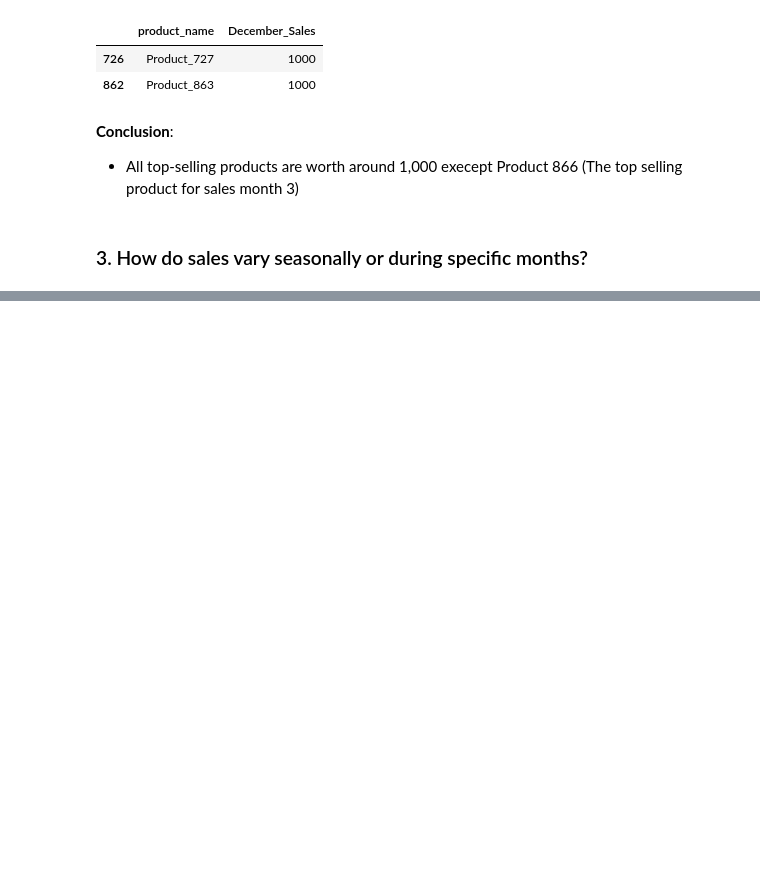
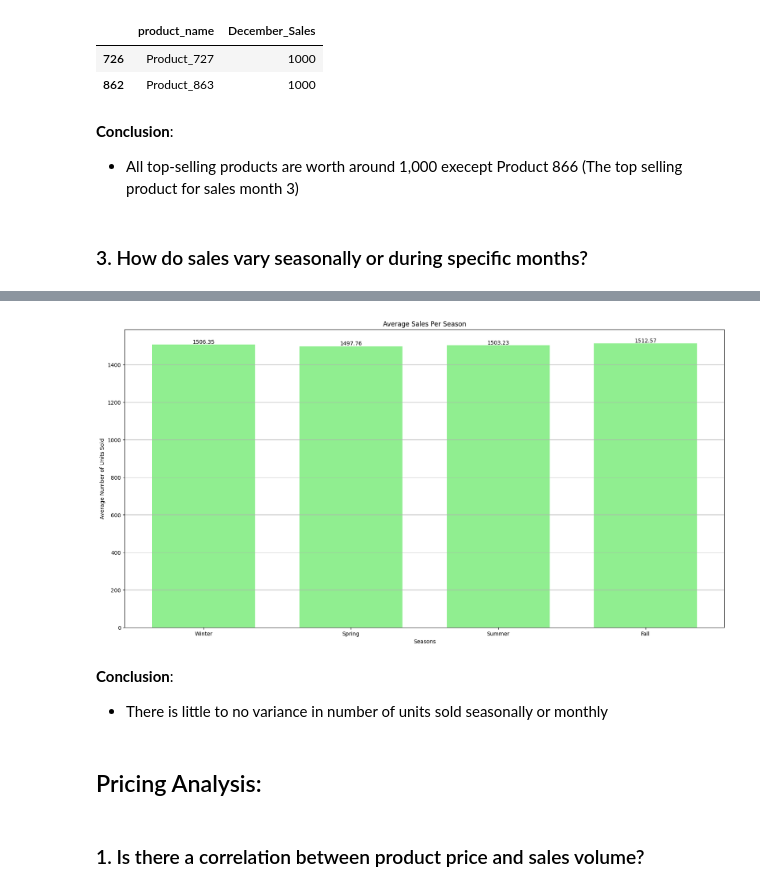
Before and after one commit to Willnguyen02/E-commerce-Sales-Analytics, a Jupyter notebook: Main.ipynb, the cells around one changed output, grey strips where cells are left out. Drawn from its saved outputs; the diff is of its cells as text; code cells hidden in the pictures; blank space fills up the shorter version.

```diff
--- a/Main.ipynb
+++ b/Main.ipynb
@@ -245,0 +297,24 @@ fall = df[['September_Sales', 'October_Sales', 'November_Sales']]
+# %%
+# Calculated the average amount of units sold for each season
+seasons_names = ['Winter', 'Spring', 'Summer', 'Fall']
+avg_season_sales =[]
+
+def avg_sales_per_season(seasons):
+
+    value = 0
+
+    for season in seasons:
+        value += df[season]
+
+    avg_sales = value.mean().round(2)
+    avg_season_sales.append(avg_sales)
+
+for season in seasons:
+    avg_sales_per_season(season)
+
+season_sales = pd.DataFrame({
+    'Seasons': seasons_names,
+    'Average Sales Per Season': avg_season_sales
+})
+
+season_sales
@@ -245,0 +327,26 @@ fall = df[['September_Sales', 'October_Sales', 'November_Sales']]
+# %%
+# Ploted a barplot displaying the average number of units sold for each season
+plt.figure(figsize=(20,10))
+barplot = plt.bar(
+    'Seasons',
+    'Average Sales Per Season',
+    data = season_sales,
+    color = 'lightgreen',
+    width = 0.7
+)
+
+plt.title('Average Sales Per Season')
+plt.ylabel('Average Number of Units Sold')
+plt.xlabel('Seasons')
+plt.grid(axis = 'y')
+plt.bar_label(barplot, label_type='edge')
+plt.show()
+# %% [output]
+[figure, added]
+# %% [markdown]
+**Conclusion**:
+- There is little to no variance in number of units sold seasonally or monthly
+# %% [markdown]
+## Pricing Analysis:
+# %% [markdown]
+### 1. Is there a correlation between product price and sales volume?
```
Also changed, not shown: parts of 7 cells of this notebook.
